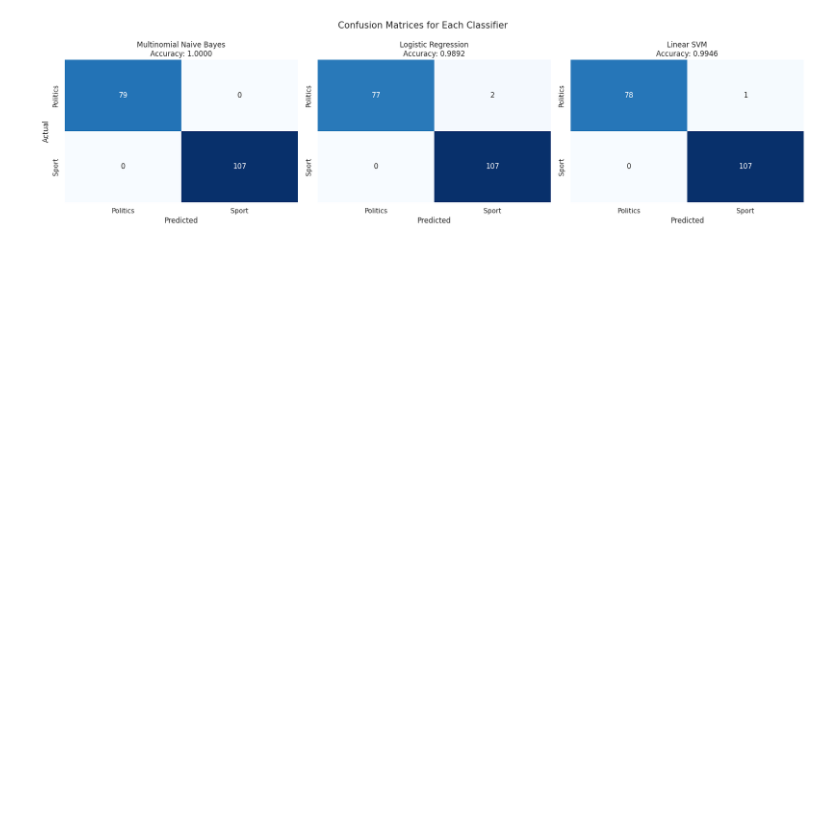
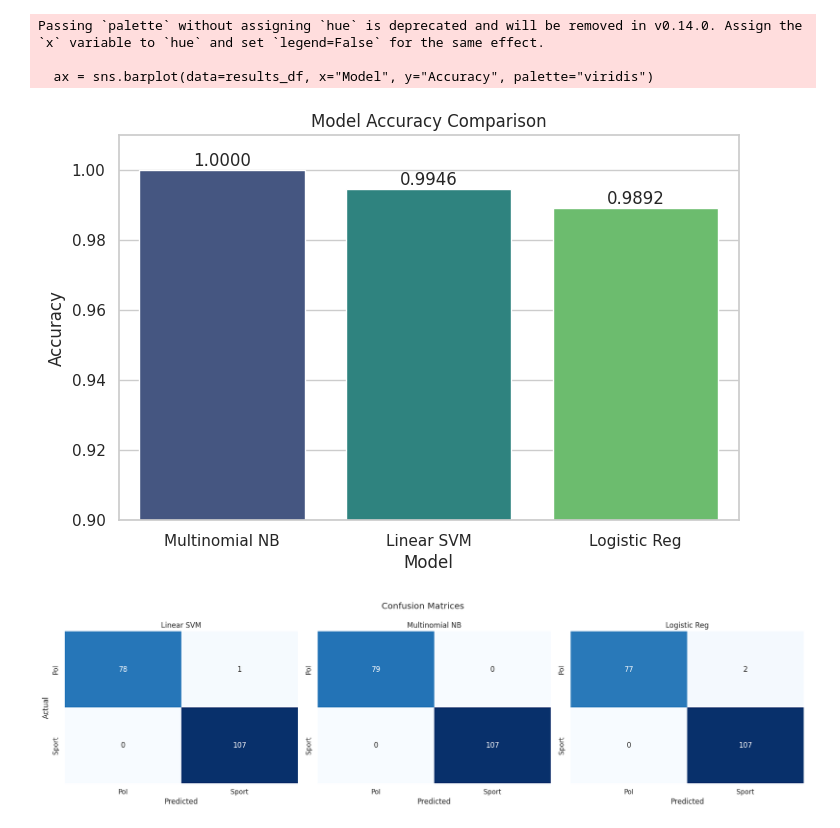
Before and after one commit to tashir0605/NLU_Assignment, a Jupyter notebook: NLU_Q_4.ipynb, the cells around one changed output. Drawn from its saved outputs; the diff is of its cells as text; code cells hidden in the pictures; blank space fills up the shorter version.

```diff
--- a/NLU_Q_4.ipynb
+++ b/NLU_Q_4.ipynb
@@ -152,26 +114,24 @@ After : budget set scene election gordon brown seek put economy cent
 # %%
-from sklearn.model_selection import train_test_split
-from sklearn.feature_extraction.text import TfidfVectorizer
-
+# 4. Vectorization (TF-IDF)
 X = filtered_df["CleanedText"]
 y = filtered_df["Label"]
 
+# split into train and test
 X_train, X_test, y_train, y_test = train_test_split(
-    X,
-    y,
-    test_size=0.2,
-    random_state=42
+    X, y, test_size=0.2, random_state=42
 )
 
+# limiting it to 3000 features
 vectorizer = TfidfVectorizer(
     max_features=3000,
     min_df=5,
     ngram_range=(1, 2)
 )
 
+
 X_train_vec = vectorizer.fit_transform(X_train)
 X_test_vec = vectorizer.transform(X_test)
 
-print("Training matrix shape:", X_train_vec.shape)
-print("Testing matrix shape :", X_test_vec.shape)
+print("Train matrix shape:", X_train_vec.shape)
+print("Test matrix shape :", X_test_vec.shape)
 # %% [output]
@@ -366,35 +205,43 @@ Passing `palette` without assigning `hue` is deprecated and will be removed in v
 # %%
-#  ---- Confusion Matrices ----
+# Visualizations
+sns.set_theme(style="whitegrid")
+
+#  plot for accuracy
+plt.figure(figsize=(8, 5))
+
+ax = sns.barplot(data=results_df, x="Model", y="Accuracy", palette="viridis")
+plt.title("Model Accuracy Comparison")
+plt.ylim(0.90, 1.01)
+
+# put numbers on top of bars
+for p in ax.patches:
+    ax.annotate(f'{p.get_height():.4f}',
+                (p.get_x() + p.get_width() / 2., p.get_height()),
+                ha='center', va='bottom')
+plt.show()
+
+# Confusion Matrices
 fig, axes = plt.subplots(1, 3, figsize=(18, 5))
-fig.suptitle("Confusion Matrices for Each Classifier", fontsize=15)
+fig.suptitle("Confusion Matrices")
 
-for idx, (model_name, model_instance) in enumerate(models.items()):
 
-    predictions = model_instance.predict(X_test_vec)
-    matrix = confusion_matrix(y_test, predictions)
+for i, (name, model) in enumerate(trained_models.items()):
+    preds = model.predict(X_test_vec)
+    cm = confusion_matrix(y_test, preds)
 
-    sns.heatmap(
-        matrix,
-        annot=True,
-        fmt="d",
-        cmap="Blues",
-        ax=axes[idx],
-        xticklabels=["Politics", "Sport"],
-        yticklabels=["Politics", "Sport"],
-        cbar=False
-    )
 
-    acc_value = final_table.loc[
-        final_table["Model"] == model_name, "Accuracy"
-    ].values[0]
+    sns.heatmap(cm, annot=True, fmt="d", cmap="Blues", ax=axes[i],
+                xticklabels=["Pol", "Sport"], yticklabels=["Pol", "Sport"], cbar=False)
 
-    axes[idx].set_title(f"{model_name}\nAccuracy: {acc_value:.4f}")
-    axes[idx].set_xlabel("Predicted")
-
-    if idx == 0:
-        axes[idx].set_ylabel("Actual")
+    axes[i].set_title(name)
+    axes[i].set_xlabel("Predicted")
+    if i == 0: axes[i].set_ylabel("Actual")
 
 plt.tight_layout()
 plt.show()
 # %% [output]
+Passing `palette` without assigning `hue` is deprecated and will be removed in v0.14.0. Assign the `x` variable to `hue` and set `legend=False` for the same effect.
+
+  ax = sns.barplot(data=results_df, x="Model", y="Accuracy", palette="viridis")
-[figure, old version]
+[figure, new version]
+[figure, added]
```
Also changed, not shown: parts of 12 cells of this notebook.
